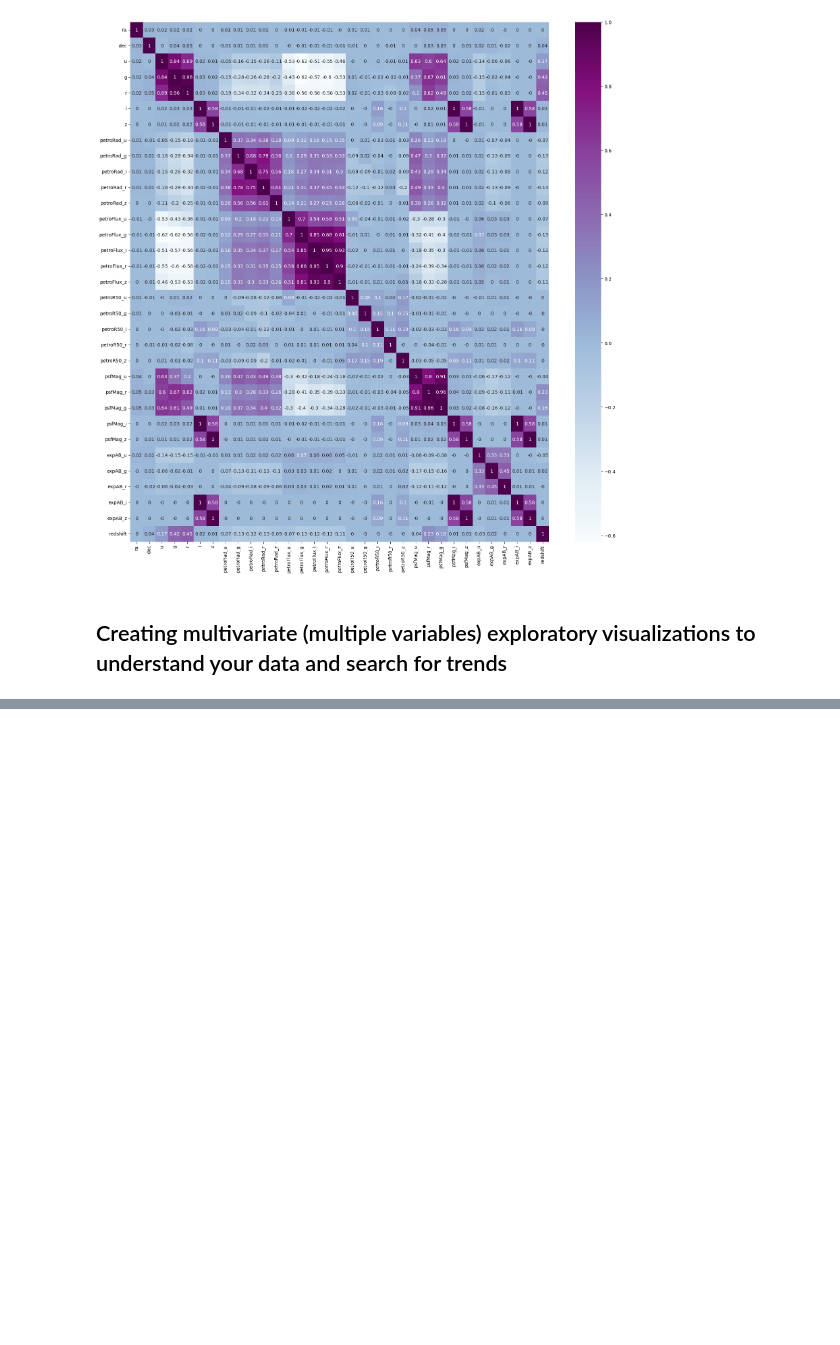
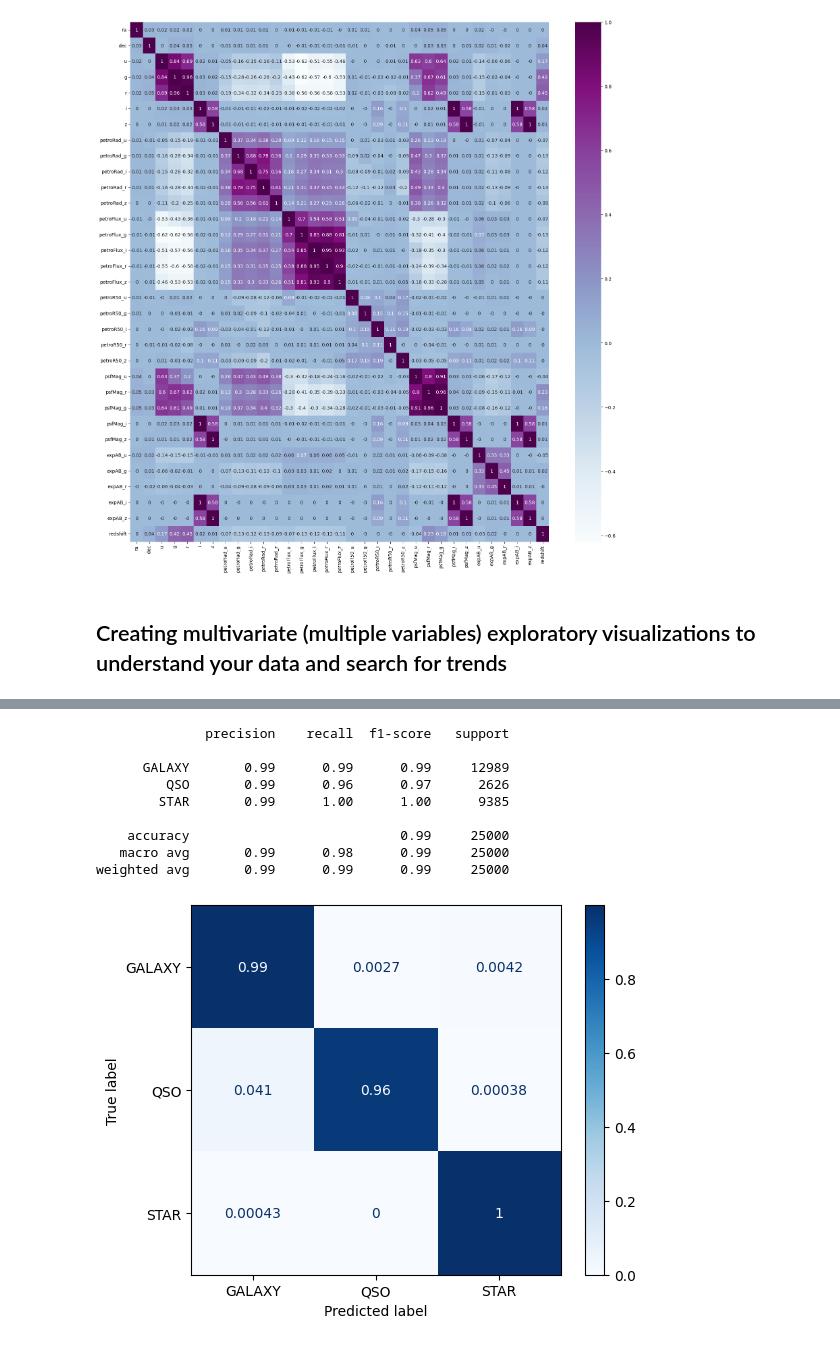
Before and after one commit to Souha-Kabtni/Celestial_Bodies_Detected, a Jupyter notebook: Project_2.ipynb, the cells around one changed output, grey strips where cells are left out. Saved outputs shown, nothing was run; the diff lists cells and outputs as text; code cells hidden in the pictures; blank space fills up the shorter version.

```diff
--- a/Project_2.ipynb
+++ b/Project_2.ipynb
@@ -265,0 +401,27 @@ sns.heatmap(df.corr().round(2),cmap='BuPu', annot=True);
+# %%
+# Create amy 2nd Default model pipeline using Randome Forest algorithm
+R_F = RandomForestClassifier(random_state = 42)
+scaler = StandardScaler()
+model_pipeRF = make_pipeline(scaler, R_F)
+
+# Fit the modeling pipeline on the training data
+model_pipeRF.fit(X_train, y_train)
+y_pred_trainR = model_pipeRF.predict(X_train) # Get predictions for the training data
+y_pred_testR = model_pipeRF.predict(X_test) # Get predictions for the testing data
+
+
+# I would like to display the values of my default model's key hyperparameters to be tuned later on :)
+# These values will help direct my choice of the ranges to put in GridsearchCV for tuning
+
+print(f'- What is maximum depth of the random forest tree: {max([estimator.get_depth() for estimator in R_F.estimators_])}' '\n')
+print(f'- What is the number of trees in the forest? {R_F.n_estimators}' '\n')
+print(f'- What is the minimum number of samples required to be at a leaf node? {R_F.min_samples_leaf}' '\n')
+print(f'- What is the min samples split of the forest? {R_F.min_samples_split}' '\n')
+
+print('Training Evaluation Scores\n')
+evaluate_classification(y_train, y_pred_trainR, average='macro')
+
+print('\n')
+
+print('Testing Evaluation Scores\n')
+evaluate_classification(y_test, y_pred_testR, average='macro')
@@ -265,0 +446,14 @@ sns.heatmap(df.corr().round(2),cmap='BuPu', annot=True);
+# %%
+print(classification_report(y_test, y_pred_testR))
+ConfusionMatrixDisplay.from_predictions(y_test, y_pred_testR, normalize='true', cmap='Blues');
+# %% [output]
+              precision    recall  f1-score   support
+
+      GALAXY       0.99      0.99      0.99     12989
+         QSO       0.99      0.96      0.97      2626
+        STAR       0.99      1.00      1.00      9385
+
+    accuracy                           0.99     25000
+   macro avg       0.99      0.98      0.99     25000
+weighted avg       0.99      0.99      0.99     25000
+[figure, added]
```
Also changed, not shown: parts of 16 cells of this notebook.
